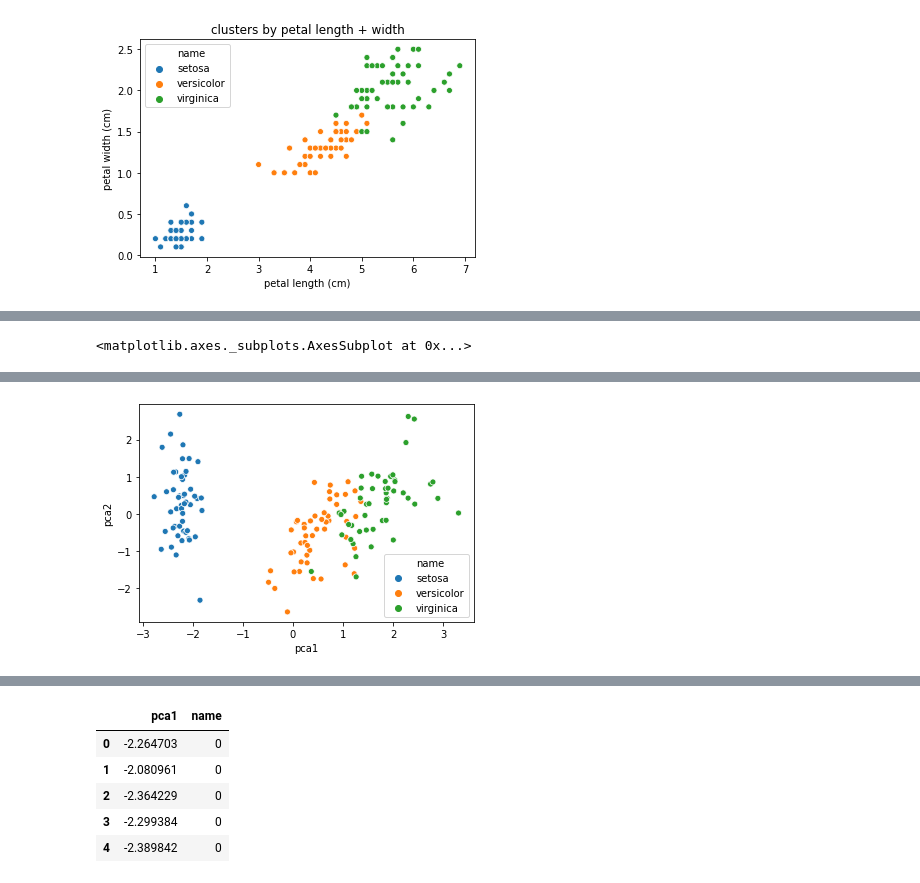
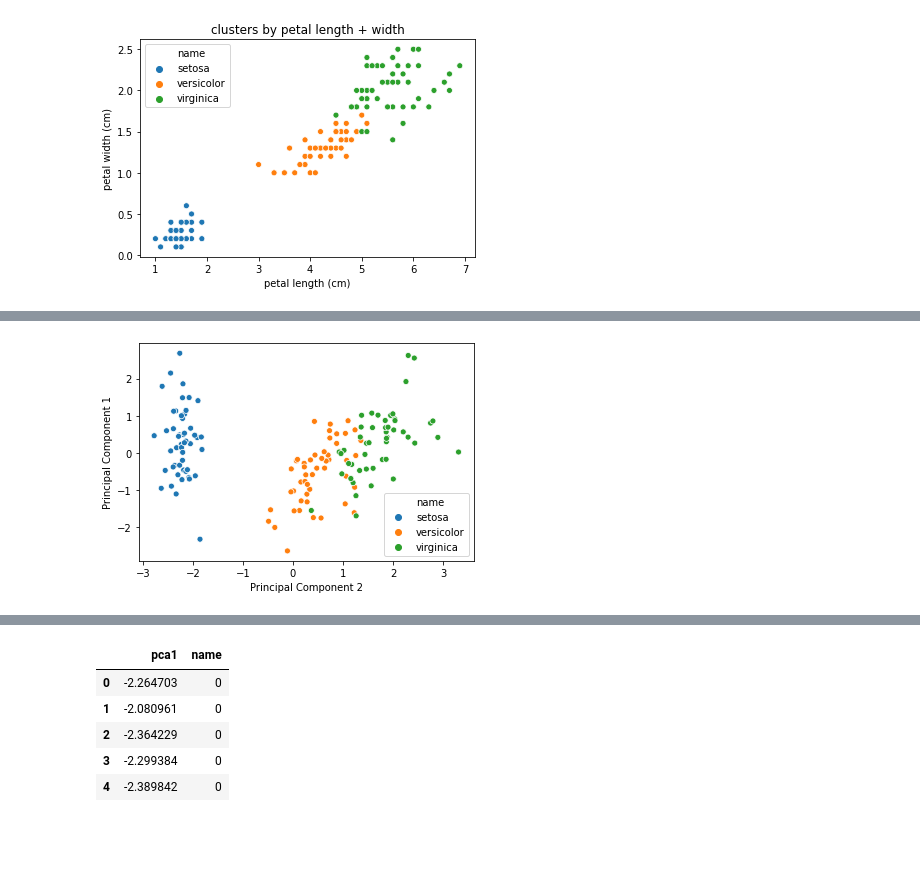
Before and after one commit to bphall/pca_sandbox, a Jupyter notebook: pca_sandbox.ipynb, the cells around one changed output, grey strips where cells are left out. Cells and saved outputs as stored; diff of their text form; code cells hidden in the pictures; blank space fills up the shorter version.

Commit message:
added visualizations for pca blog post

```diff
--- a/pca_sandbox.ipynb
+++ b/pca_sandbox.ipynb
@@ -80,6 +121,8 @@ pca2_df = pd.DataFrame(data = principalComponents, columns = ['pca1', 'pca2'])
 [interactive output not drawn]
 # %%
 sns.scatterplot(pca2_df.pca1, pca2_df.pca2, hue = df.name)
+plt.ylabel('Principal Component 1')
+plt.xlabel('Principal Component 2')
+plt.show()
 # %% [output]
 [interactive output not drawn]
-<matplotlib.axes._subplots.AxesSubplot at 0x...>
@@ -86,4 +132,4 @@ sns.scatterplot(pca2_df.pca1, pca2_df.pca2, hue = df.name)
-[figure, old version]
+[figure, new version]
 # %%
 pcasolo = PCA(n_components = 1)
 # %%
```
Also changed, not shown: parts of 19 cells of this notebook.
